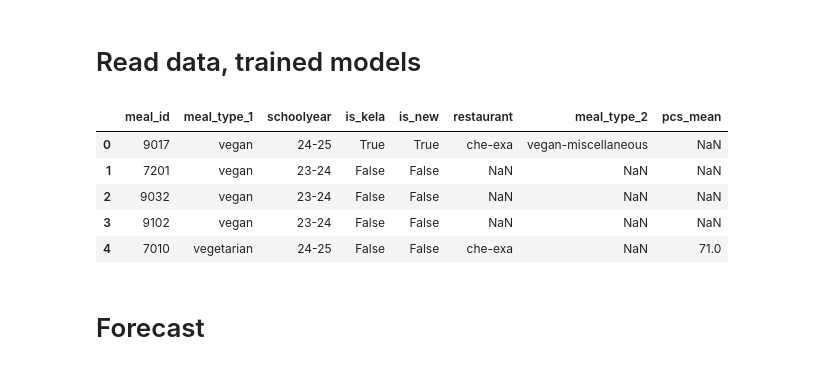
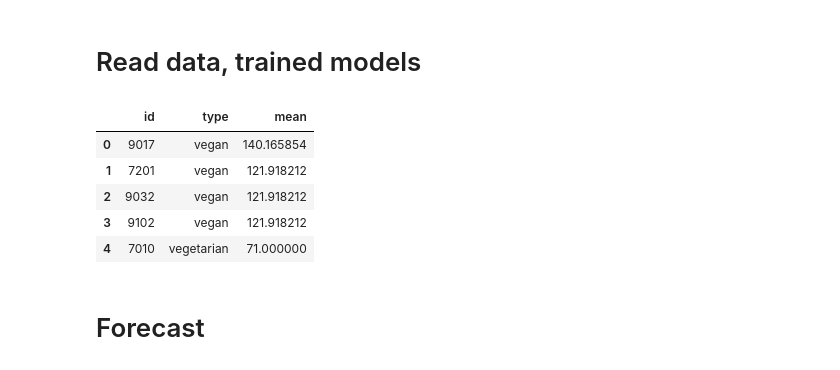
Before and after one commit to Food-Waste-Optimization/Food-Waste-Optimization, a Jupyter notebook: notebooks/phase_4/2_foreacast_pieces_per_dish/3_predict.ipynb, the cells around one changed output. Cells and saved outputs as stored; diff of their text form; code cells hidden in the pictures.

Commit message:
Modify codes to forecast meals' POS

```diff
--- a/notebooks/phase_4/2_foreacast_pieces_per_dish/3_predict.ipynb
+++ b/notebooks/phase_4/2_foreacast_pieces_per_dish/3_predict.ipynb
@@ -23,12 +23,16 @@ enc_meal_id = joblib.load(path)
 # %%
 path = "data/processed/phase_4/dim_meals.xlsx"
 
 dim_meals = pd.read_excel(path)
+
+dim_meals.drop(columns=['schoolyear', 'is_kela', 'is_new', 'meal_type_2', 'restaurant'], inplace=True)
+dim_meals.columns = ['id', 'type', 'mean']
+
 dim_meals.head()
 # %% [output]
-|  | meal_id | meal_type_1 | schoolyear | is_kela | is_new | restaurant | meal_type_2 | pcs_mean |
-| 0 | 9017 | vegan | 24-25 | True | True | che-exa | vegan-miscellaneous | NaN |
-| 1 | 7201 | vegan | 23-24 | False | False | NaN | NaN | NaN |
-| 2 | 9032 | vegan | 23-24 | False | False | NaN | NaN | NaN |
-| 3 | 9102 | vegan | 23-24 | False | False | NaN | NaN | NaN |
-| 4 | 7010 | vegetarian | 24-25 | False | False | che-exa | NaN | 71.0 |
+|  | id | type | mean |
+| 0 | 9017 | vegan | 140.165854 |
+| 1 | 7201 | vegan | 121.918212 |
+| 2 | 9032 | vegan | 121.918212 |
+| 3 | 9102 | vegan | 121.918212 |
+| 4 | 7010 | vegetarian | 71.000000 |
```
Also changed, not shown: parts of 12 cells of this notebook, 1 other file.
